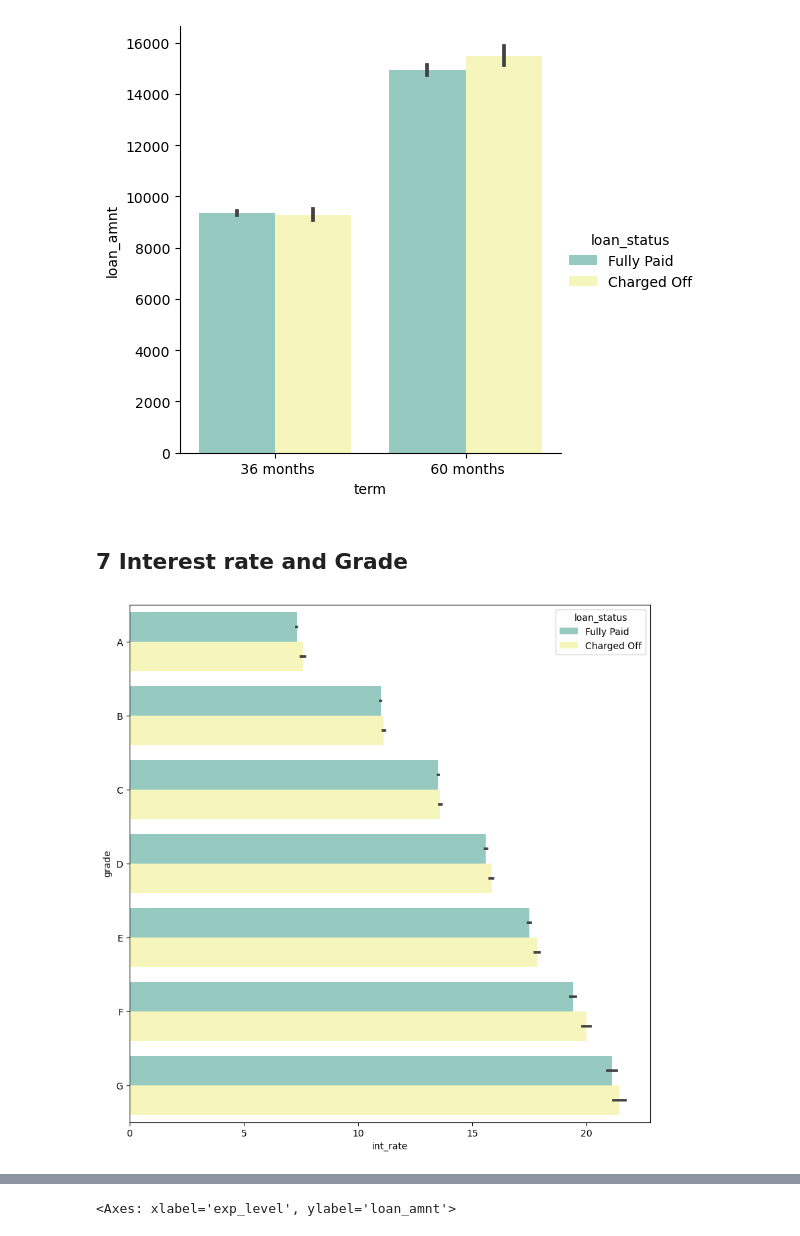
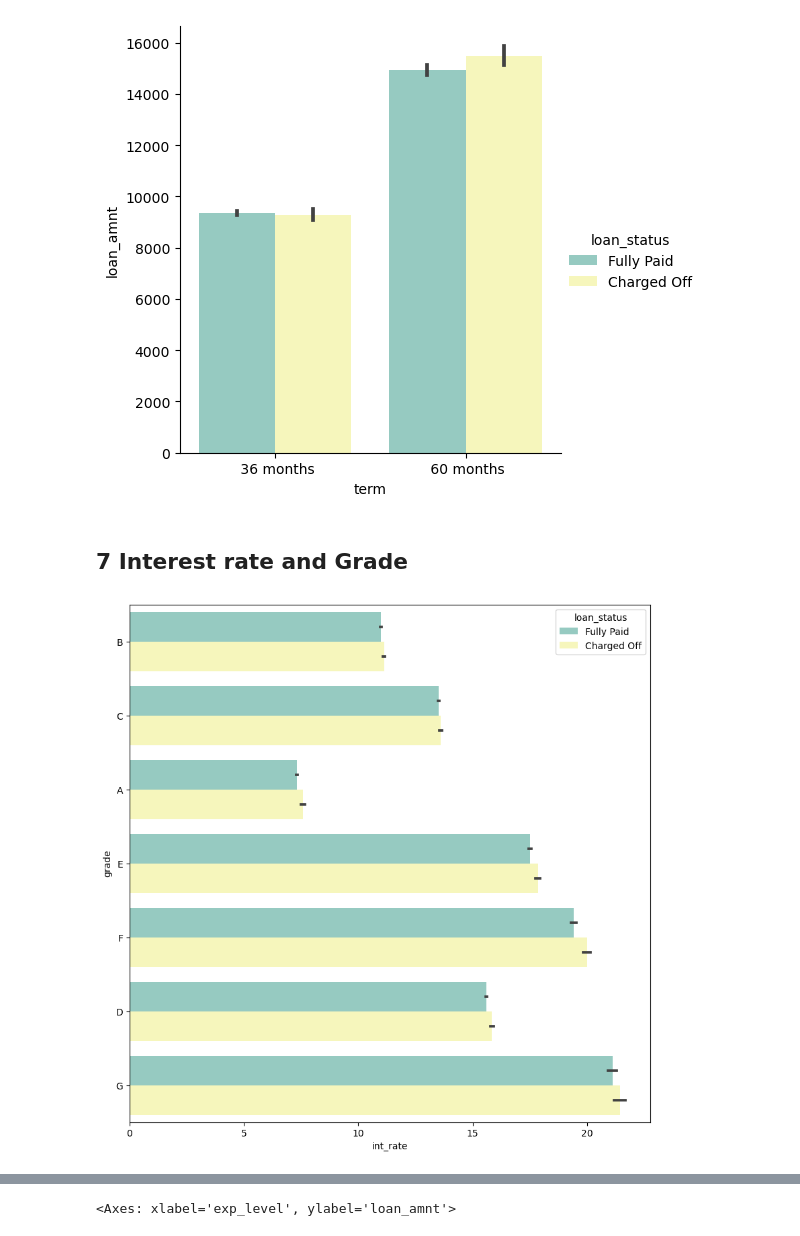
Before and after one commit to Bhavana93K/BhavanaKshirsagar, a Jupyter notebook: LendingClubCaseStudy_final.ipynb, the cells around one changed output, grey strips where cells are left out. Saved outputs shown, nothing was run; the diff lists cells and outputs as text; code cells hidden in the pictures.

```diff
--- a/LendingClubCaseStudy_final.ipynb
+++ b/LendingClubCaseStudy_final.ipynb
@@ -541,11 +555,11 @@ sns.catplot(x = 'term', y = 'loan_amnt', data = loan_df,hue = 'loan_status', kin
 # %% [output]
 <seaborn.axisgrid.FacetGrid at 0x...>
 [figure]
-# %% [markdown]
-## 7 Interest rate and Grade
+# %% [markdown]
+## 7 Interest rate and Grade
 # %%
 plt.figure(figsize=(10,10))
-sns.barplot(data =loan_data,x='int_rate', y='grade', hue ='loan_status',palette="Set3", order=['A','B','C','D','E','F','G'],)
+sns.barplot(data =loan_data,x='int_rate', y='grade', hue ='loan_status',palette="Set3")
 plt.show()
 # %% [output]
-[figure, old version]
+[figure, new version]
```
Also changed, not shown: parts of 38 cells of this notebook.
